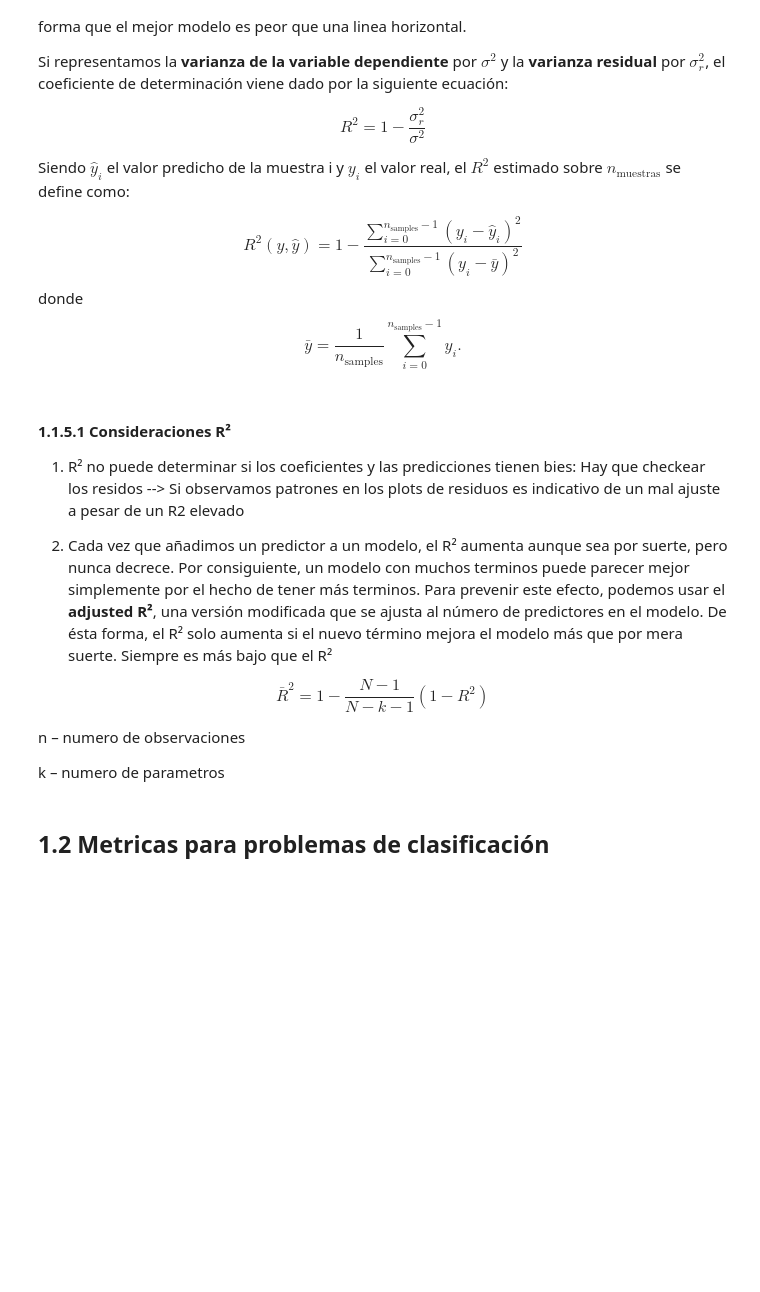
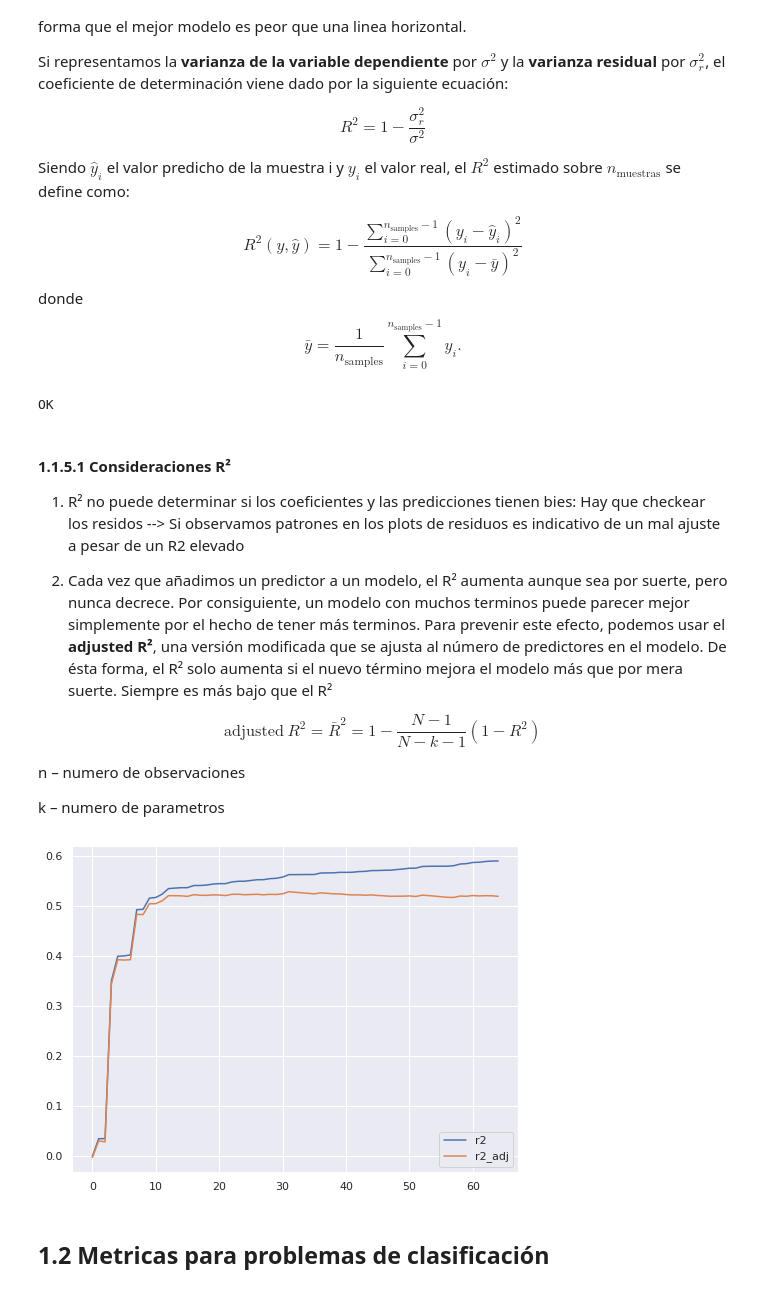
Before and after one commit to llublad/MUSI-AA, a Jupyter notebook: musi-aa-modulo1/W4/practica/3 - Metricas.ipynb, the cells around one changed output. Drawn from its saved outputs; the diff is of its cells as text; code cells hidden in the pictures; blank space fills up the shorter version.

```diff
--- a/musi-aa-modulo1/W4/practica/3 - Metricas.ipynb
+++ b/musi-aa-modulo1/W4/practica/3 - Metricas.ipynb
@@ -141,13 +141,15 @@ def r_square(y_true, y_pred):
     return 1 - var_res/var_y
 # %%
 ### Utiliza la función implementada en sklearn y compara los resultados
-from sklearn.metrics import ##
+from sklearn.metrics import r2_score ##
 
 y_true = np.random.random(10)
 y_pred = np.random.random(10)
 
-if ##(y_true, y_pred) == r_square(y_true, y_pred):
+if r2_score(y_true, y_pred) == r_square(y_true, y_pred): ##
     print('OK')
+# %% [output]
+OK
 # %% [markdown]
 #### 1.1.5.1 Consideraciones R²
 
@@ -155,7 +157,7 @@ if ##(y_true, y_pred) == r_square(y_true, y_pred):
 
 1. Cada vez que añadimos un predictor a un modelo, el R² aumenta aunque sea por suerte, pero nunca decrece. Por consiguiente, un modelo con muchos terminos puede parecer mejor simplemente por el hecho de tener más terminos. Para prevenir este efecto, podemos usar el **adjusted R²**, una versión modificada que se ajusta al número de predictores en el modelo. De ésta forma, el R² solo aumenta si el nuevo término mejora el modelo más que por mera suerte. Siempre es más bajo que el R²
 
-$$\bar{R}^2 = 1 - \frac{N-1}{N-k-1}(1-R^2)$$
+$$\text{adjusted}~R^2 = \bar{R}^2 = 1 - \frac{N-1}{N-k-1}(1-R^2)$$
 
 
 n – numero de observaciones
@@ -174,38 +176,41 @@ def adj_r2_score(model, y_true, y_hat):
 # %%
 %matplotlib inline
 import matplotlib.pyplot as plt
 
 ## load linear regression ML model
-from sklearn.linear_model import ##
+from sklearn.linear_model import LinearRegression ##
 
 ## load the tool to construct polynomial features
-from sklearn.preprocessing import ##
+from sklearn.preprocessing import PolynomialFeatures ##
 
 ## load diabetes dataset
 from sklearn.datasets import load_diabetes
 
-data = ##
-poly = ##(2)
+data = load_diabetes()  ##
+poly = PolynomialFeatures(2)  ##
 X_poly = poly.fit_transform(data.data)
 
 LR = LinearRegression()
 y = data.target
 
 r2 = []
 r2_adj = []
 ## create a for loop training and predicting the y and calculating the r2 and r2 adj for each number of
 ## features
 for n_cols in range(1, X_poly.shape[1]):
     X = X_poly[:, :n_cols]
-    LR.fit(##, ##)
-    y_pred = LR.predict(##)
+    LR.fit(X, y)  ##
+    y_pred = LR.predict(X)  ##
     r2.append(r2_score(y, y_pred))
     r2_adj.append(adj_r2_score(LR, y, y_pred))
 
+plt.figure(figsize=(8,6))
 plt.plot(r2, label='r2')
 plt.plot(r2_adj, label='r2_adj')
-plt.legend(loc='best')
+plt.legend(loc='lower right')
 plt.show()
+# %% [output]
+[figure, added]
 # %% [markdown]
 ## 1.2 Metricas para problemas de clasificación
 # %% [markdown]
```
Also changed, not shown: parts of 14 cells of this notebook, 1 other file.
